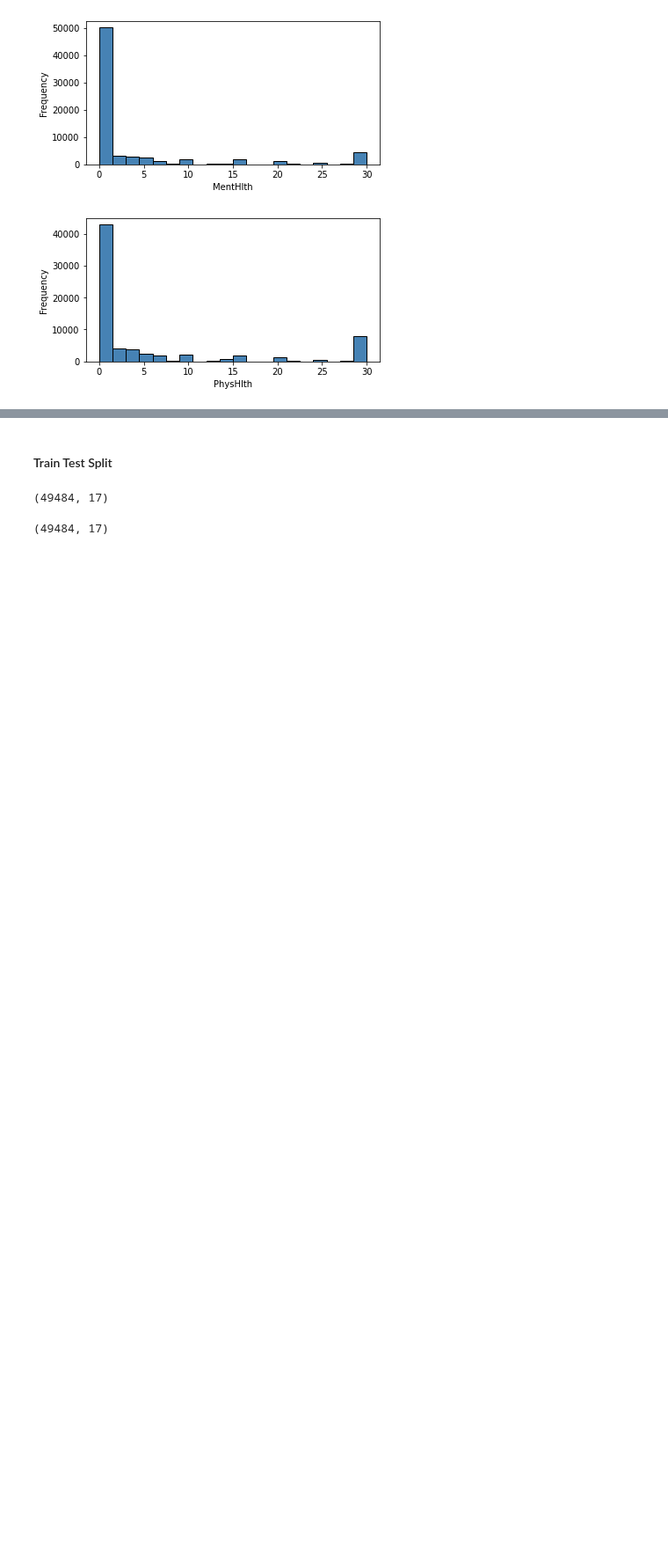
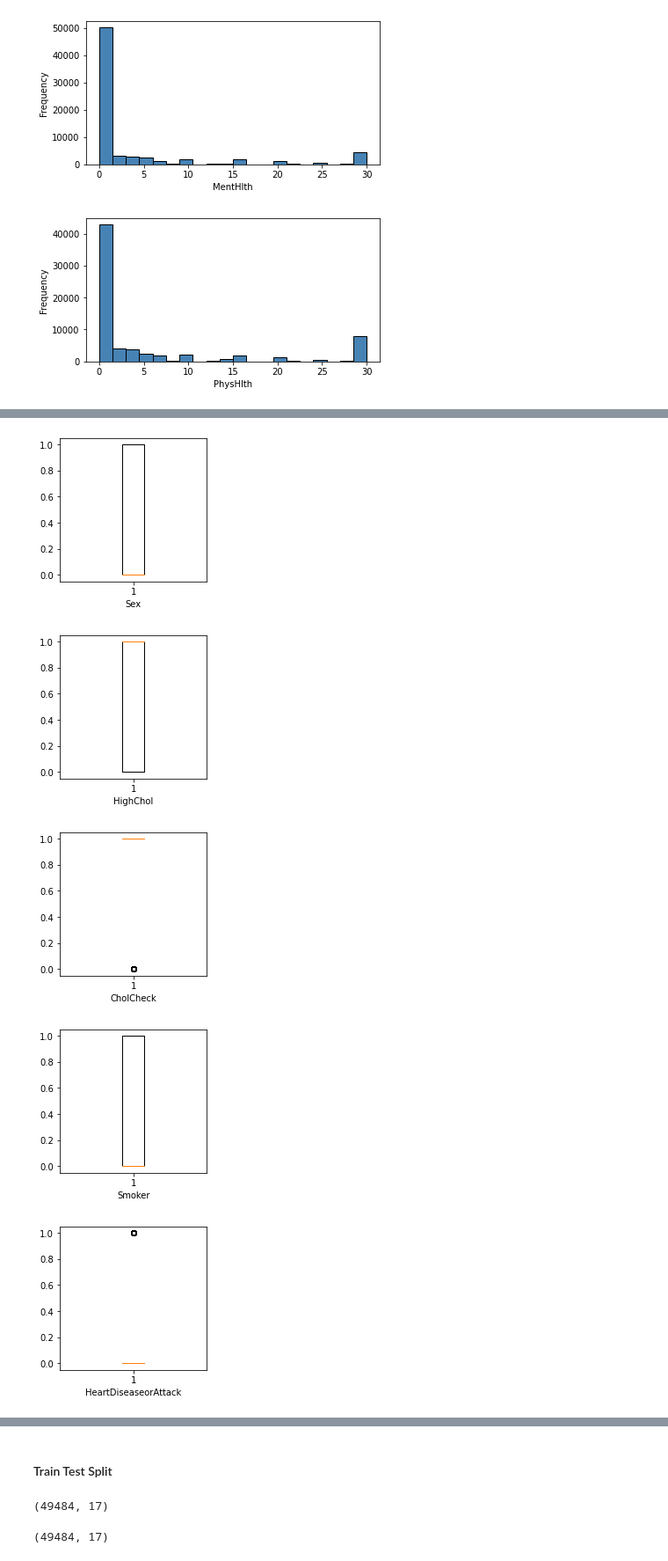
Before and after one commit to xyqiuchloe/BIS-634-Homework-XinyueQiu, a Jupyter notebook: final_project/final_project.ipynb, the cells around one changed output, grey strips where cells are left out. Shown at 88% size. Cells and saved outputs as stored; diff of their text form; code cells hidden in the pictures; blank space fills up the shorter version.

```diff
--- a/final_project/final_project.ipynb
+++ b/final_project/final_project.ipynb
@@ -145,0 +221,12 @@ for i in cont_var:
+# %%
+for i in bin_var:
+    fig = plt.figure(figsize =(3,3))
+    plt.xlabel(i)
+    plt.boxplot(data[i])
+    plt.show()
+# %% [output]
+[figure, added]
+[figure, added]
+[figure, added]
+[figure, added]
+[figure, added]
```
Also changed, not shown: parts of 26 cells of this notebook.
